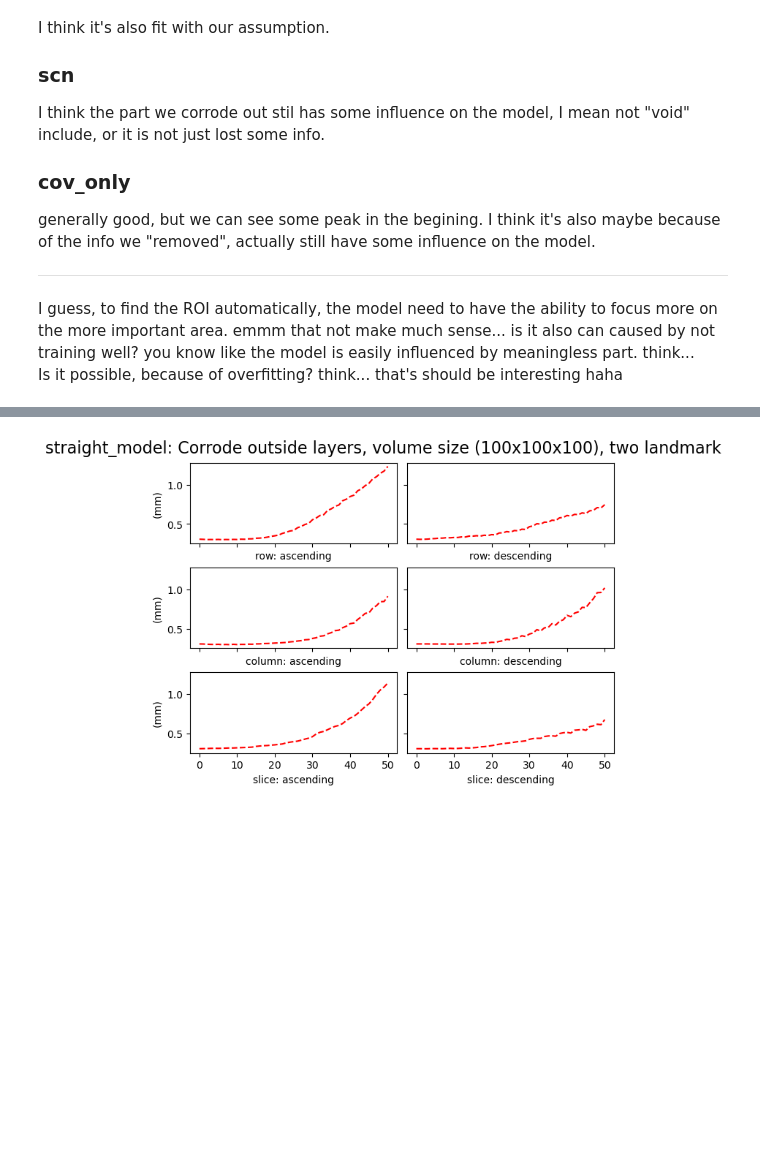
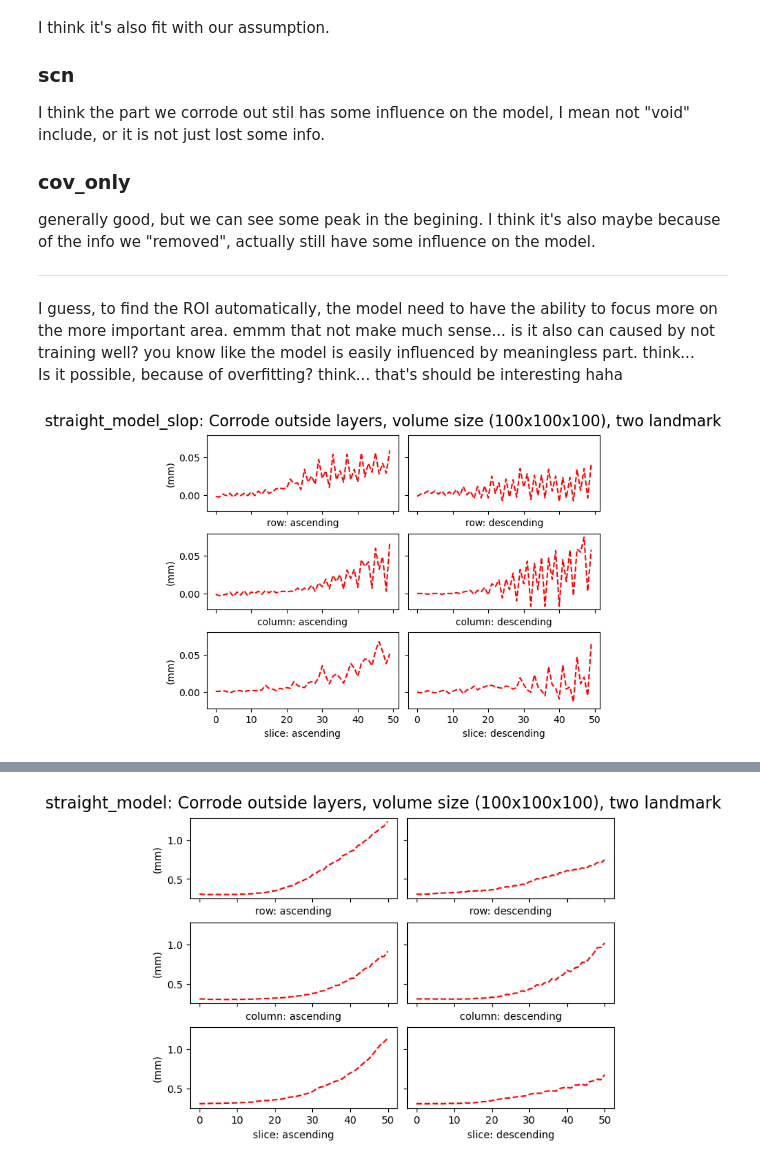
Before and after one commit to acherking/CT-MRI_LandmarkDetection, a Jupyter notebook: notebook/step_2_model.ipynb, the cells around one changed output, grey strips where cells are left out. Saved outputs shown, nothing was run; the diff lists cells and outputs as text; code cells hidden in the pictures; blank space fills up the shorter version.

Commit message:
try find cut by base error increase

```diff
--- a/notebook/step_2_model.ipynb
+++ b/notebook/step_2_model.ipynb
@@ -175,8 +175,8 @@ print(scn_corrode_asym_rcs_error[:, :, 0])
 # %%
 from matplotlib import pyplot
 
-def show_asym_rcs(errs_d, model_info, set_y=False):
-    corroded_layers = np.arange(0, 51)
+def show_asym_rcs(errs_d, model_info, xrange=51, set_y=False):
+    corroded_layers = np.arange(0, xrange)
     figure, axis = pyplot.subplots(3, 2, sharex=True, sharey=True, constrained_layout=True)
 
     # based on the Volume array
@@ -219,3 +219,13 @@ generally good, but we can see some peak in the begining. I think it's also mayb
 ___
 I guess, to find the ROI automatically, the model need to have the ability to focus more on the more important area. emmm that not make much sense... is it also can caused by not training well? you know like the model is easily influenced by meaningless part. think... <br>
 Is it possible, because of overfitting? think... that's should be interesting haha
+# %%
+# slope
+straight_corrode_slop = np.zeros((6, 50))
+for rcs in range(6):
+    for c in range(50):
+        straight_corrode_slop[rcs][c] = straight_model_corrode_asym_rcs_error[rcs][c+1][0] - straight_model_corrode_asym_rcs_error[rcs][c][0]
+# %%
+show_asym_rcs(straight_corrode_slop, "straight_model_slop", xrange=50)
+# %% [output]
+[figure, added]
```
Also changed, not shown: parts of 3 cells of this notebook, 1 other file.
